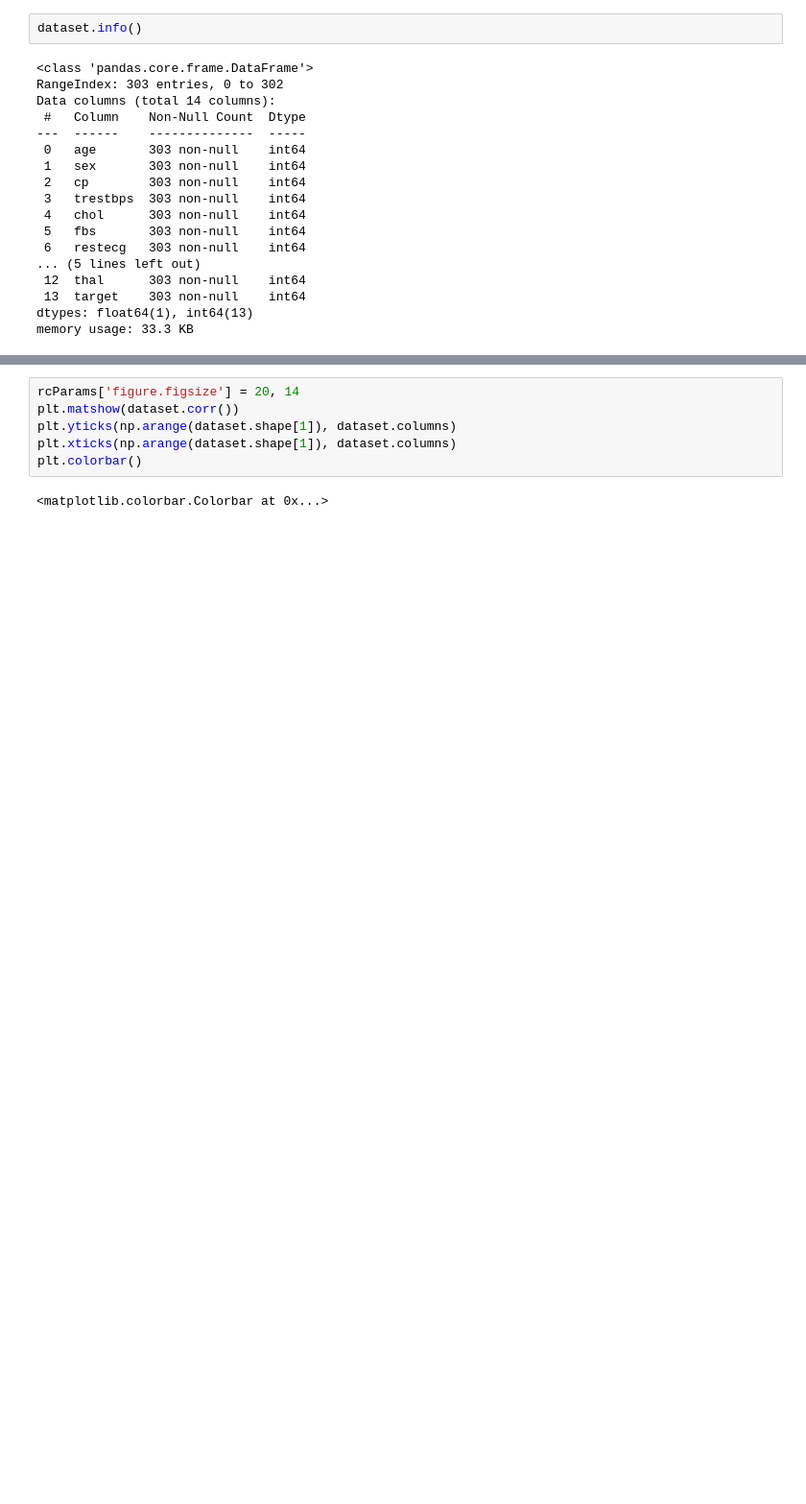
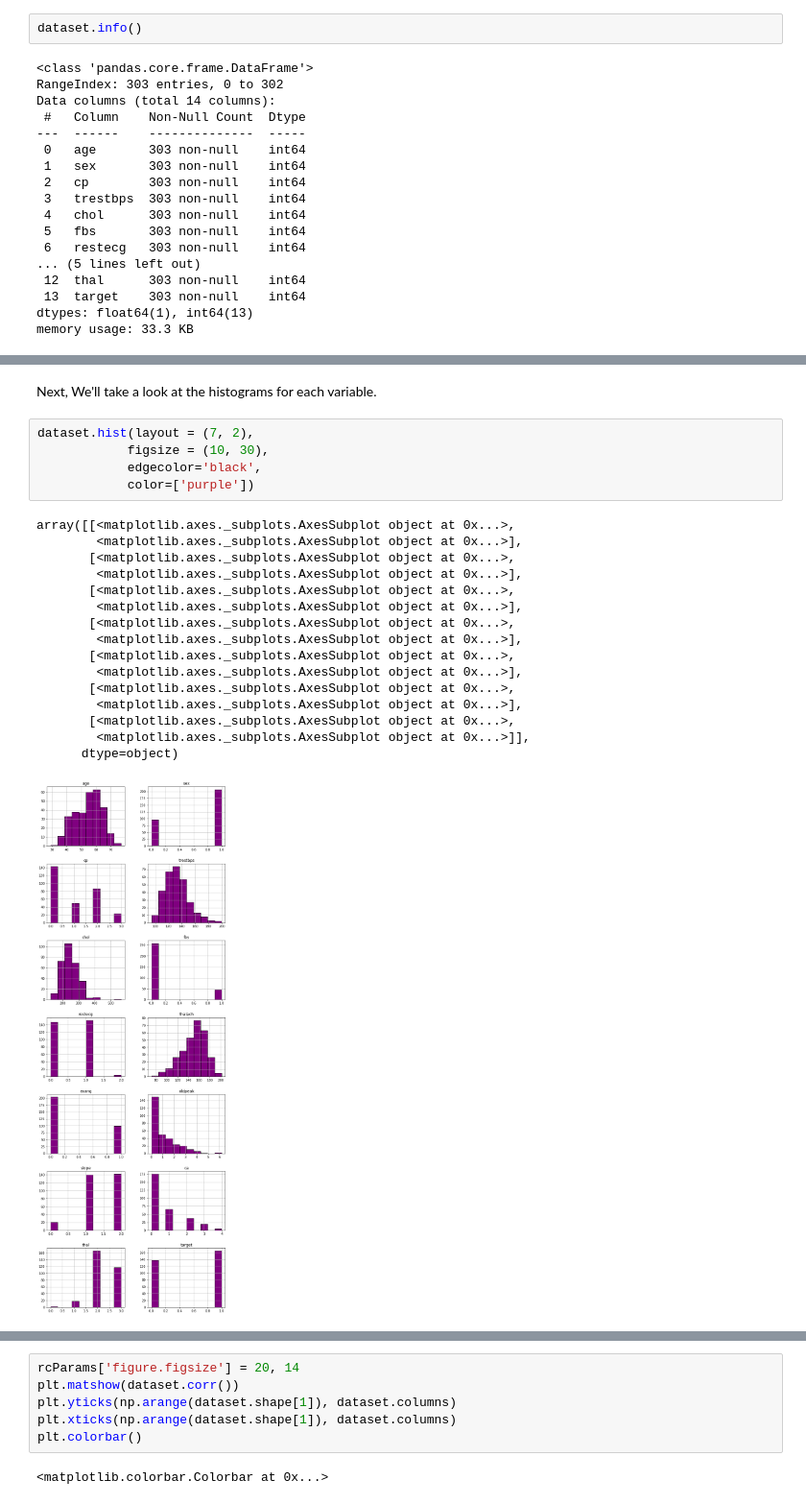
Before and after one commit to SahanaSg1729/Heart_Disease_Prediction, a Jupyter notebook: Heart_Disease_Prediction.ipynb, the cells around one changed output, grey strips where cells are left out. Shown at 96% size. Cells and saved outputs as stored; diff of their text form; blank space fills up the shorter version.

```diff
--- a/Heart_Disease_Prediction.ipynb
+++ b/Heart_Disease_Prediction.ipynb
@@ -53,0 +160,24 @@ dataset.describe()
+# %% [markdown]
+Next, We'll take a look at the histograms for each variable.
+# %%
+dataset.hist(layout = (7, 2),
+            figsize = (10, 30),
+            edgecolor='black',
+            color=['purple'])
+# %% [output]
+array([[<matplotlib.axes._subplots.AxesSubplot object at 0x...>,
+        <matplotlib.axes._subplots.AxesSubplot object at 0x...>],
+       [<matplotlib.axes._subplots.AxesSubplot object at 0x...>,
+        <matplotlib.axes._subplots.AxesSubplot object at 0x...>],
+       [<matplotlib.axes._subplots.AxesSubplot object at 0x...>,
+        <matplotlib.axes._subplots.AxesSubplot object at 0x...>],
+       [<matplotlib.axes._subplots.AxesSubplot object at 0x...>,
+        <matplotlib.axes._subplots.AxesSubplot object at 0x...>],
+       [<matplotlib.axes._subplots.AxesSubplot object at 0x...>,
+        <matplotlib.axes._subplots.AxesSubplot object at 0x...>],
+       [<matplotlib.axes._subplots.AxesSubplot object at 0x...>,
+        <matplotlib.axes._subplots.AxesSubplot object at 0x...>],
+       [<matplotlib.axes._subplots.AxesSubplot object at 0x...>,
+        <matplotlib.axes._subplots.AxesSubplot object at 0x...>]],
+      dtype=object)
+[figure, added]
```
Also changed, not shown: parts of 59 cells of this notebook.
